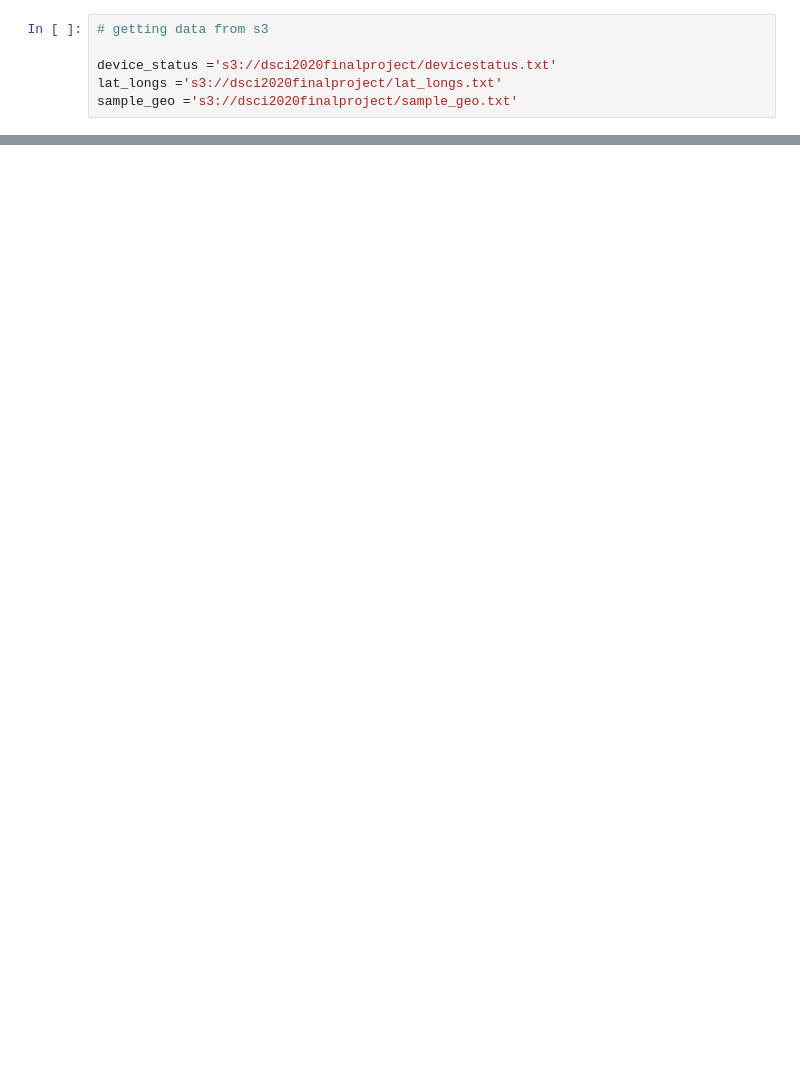
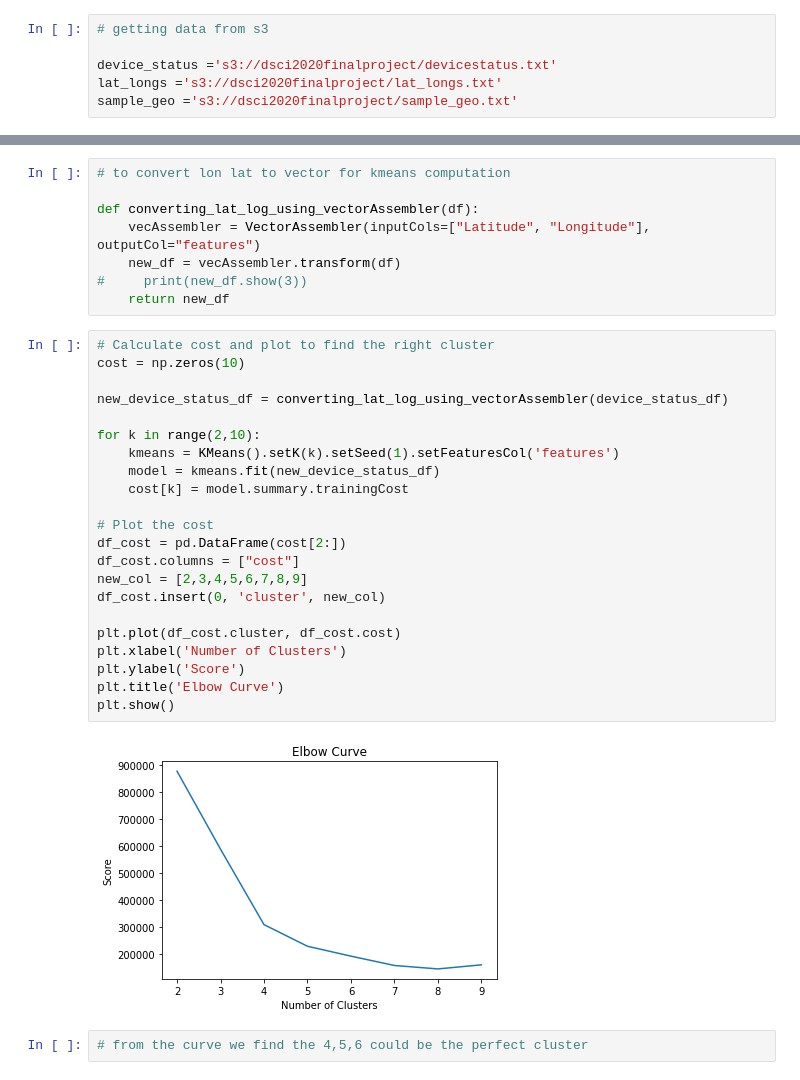
Before and after one commit to asheshbyanju/geo_location_clustering, a Jupyter notebook: geo location clustering.ipynb, the cells around one changed output, grey strips where cells are left out. Saved outputs shown, nothing was run; the diff lists cells and outputs as text; blank space fills up the shorter version.

Commit message:
added kmean algo, added functions, visulizations

```diff
--- a/geo location clustering.ipynb
+++ b/geo location clustering.ipynb
@@ -333,0 +168,34 @@ NameError: name 'geopandas' is not defined
+# %%
+# to convert lon lat to vector for kmeans computation
+
+def converting_lat_log_using_vectorAssembler(df):
+    vecAssembler = VectorAssembler(inputCols=["Latitude", "Longitude"], outputCol="features")
+    new_df = vecAssembler.transform(df)
+#     print(new_df.show(3))
+    return new_df
+# %%
+# Calculate cost and plot to find the right cluster
+cost = np.zeros(10)
+
+new_device_status_df = converting_lat_log_using_vectorAssembler(device_status_df)
+
+for k in range(2,10):
+    kmeans = KMeans().setK(k).setSeed(1).setFeaturesCol('features')
+    model = kmeans.fit(new_device_status_df)
+    cost[k] = model.summary.trainingCost
+
+# Plot the cost
+df_cost = pd.DataFrame(cost[2:])
+df_cost.columns = ["cost"]
+new_col = [2,3,4,5,6,7,8,9]
+df_cost.insert(0, 'cluster', new_col)
+
+plt.plot(df_cost.cluster, df_cost.cost)
+plt.xlabel('Number of Clusters')
+plt.ylabel('Score')
+plt.title('Elbow Curve')
+plt.show()
+# %% [output]
+[figure, added]
+# %%
+# from the curve we find the 4,5,6 could be the perfect cluster
```
Also changed, not shown: parts of 36 cells of this notebook.
